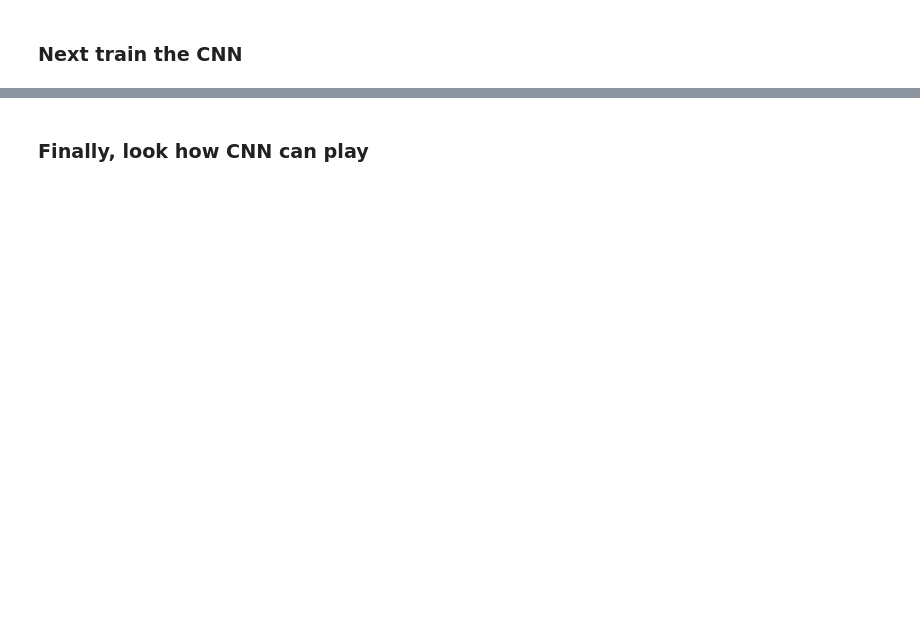
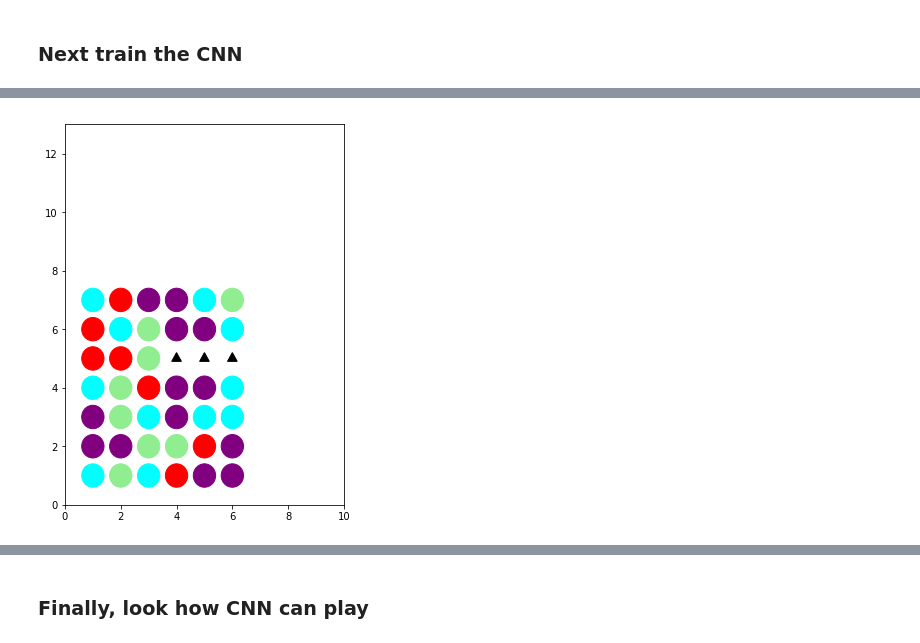
Before and after one commit to ippeter/Aeroflot-II, a Jupyter notebook: Aeroflot II. The Dark Side v2.0 20190416.ipynb, the cells around one changed output, grey strips where cells are left out. Saved outputs shown, nothing was run; the diff lists cells and outputs as text; code cells hidden in the pictures; blank space fills up the shorter version.

```diff
--- a/Aeroflot II. The Dark Side v2.0 20190416.ipynb
+++ b/Aeroflot II. The Dark Side v2.0 20190416.ipynb
@@ -560,0 +620,4 @@ plt.show()
+# %%
+visualize_field(temp_field_v2)
+# %% [output]
+[figure, added]
```
Also changed, not shown: parts of 22 cells of this notebook.
